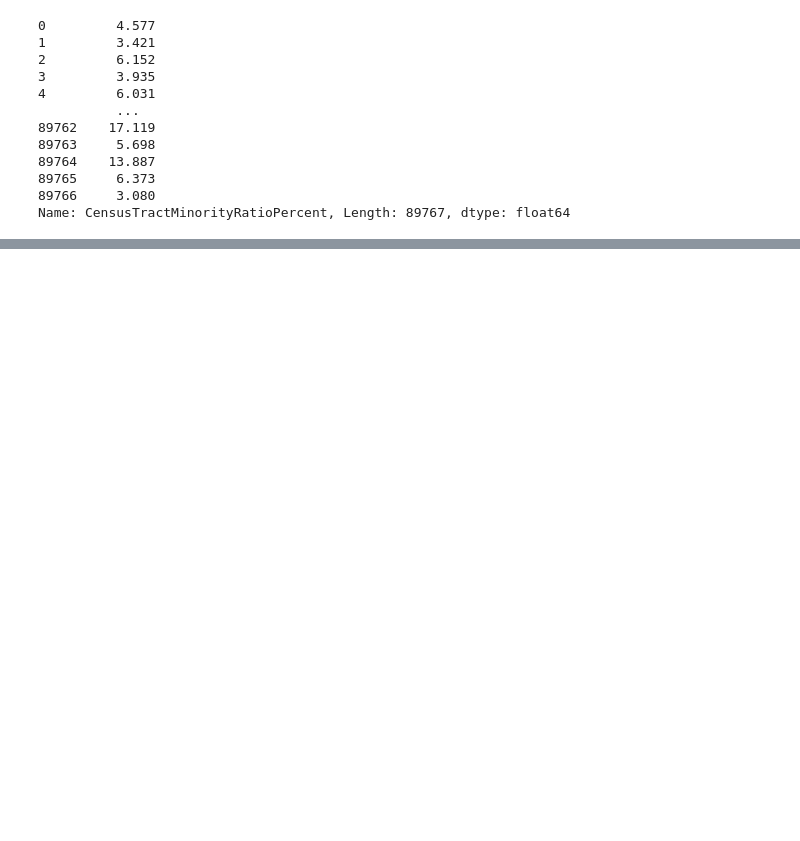
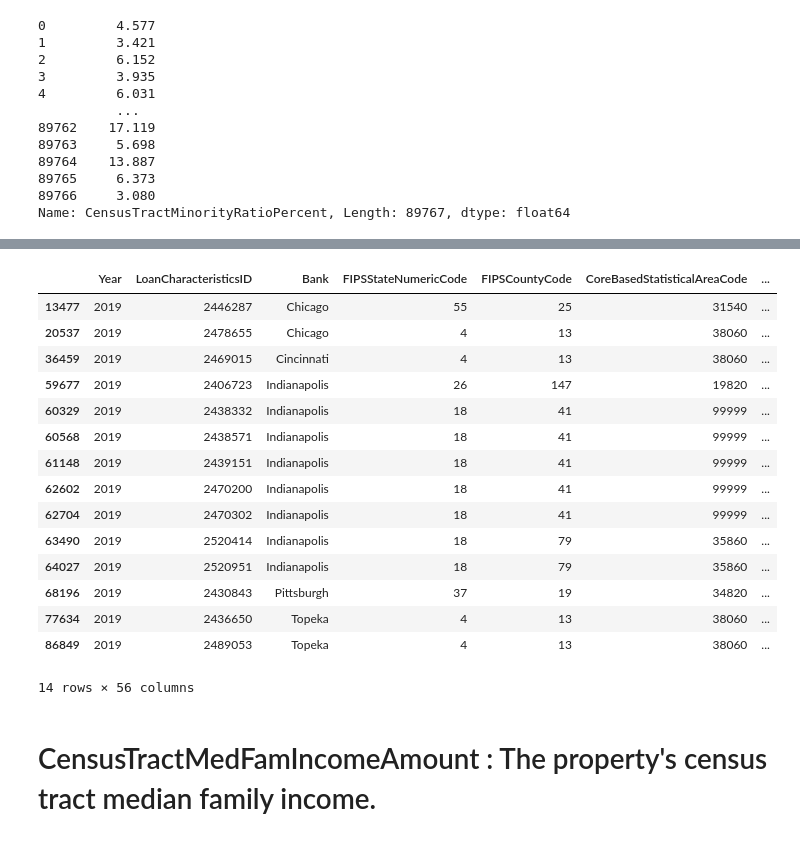
Before and after one commit to syadav12-hawk/check_mortgage_loan_disparity, a Jupyter notebook: Data Wrangling.ipynb, the cells around one changed output, grey strips where cells are left out. Cells and saved outputs as stored; diff of their text form; code cells hidden in the pictures; blank space fills up the shorter version.

```diff
--- a/Data Wrangling.ipynb
+++ b/Data Wrangling.ipynb
@@ -200,0 +207,22 @@ Name: CensusTractMinorityRatioPercent, Length: 89767, dtype: float64
+# %%
+#Check areas with 0% minority
+df_2019[df_2019['CensusTractMinorityRatioPercent']==0.0]
+# %% [output]
+|  | Year | LoanCharacteristicsID | Bank | FIPSStateNumericCode | FIPSCountyCode | CoreBasedStatisticalAreaCode | ... |
+| 13477 | 2019 | 2446287 | Chicago | 55 | 25 | 31540 | ... |
+| 20537 | 2019 | 2478655 | Chicago | 4 | 13 | 38060 | ... |
+| 36459 | 2019 | 2469015 | Cincinnati | 4 | 13 | 38060 | ... |
+| 59677 | 2019 | 2406723 | Indianapolis | 26 | 147 | 19820 | ... |
+| 60329 | 2019 | 2438332 | Indianapolis | 18 | 41 | 99999 | ... |
+| 60568 | 2019 | 2438571 | Indianapolis | 18 | 41 | 99999 | ... |
+| 61148 | 2019 | 2439151 | Indianapolis | 18 | 41 | 99999 | ... |
+| 62602 | 2019 | 2470200 | Indianapolis | 18 | 41 | 99999 | ... |
+| 62704 | 2019 | 2470302 | Indianapolis | 18 | 41 | 99999 | ... |
+| 63490 | 2019 | 2520414 | Indianapolis | 18 | 79 | 35860 | ... |
+| 64027 | 2019 | 2520951 | Indianapolis | 18 | 79 | 35860 | ... |
+| 68196 | 2019 | 2430843 | Pittsburgh | 37 | 19 | 34820 | ... |
+| 77634 | 2019 | 2436650 | Topeka | 4 | 13 | 38060 | ... |
+| 86849 | 2019 | 2489053 | Topeka | 4 | 13 | 38060 | ... |
+14 rows × 56 columns
+# %% [markdown]
+# CensusTractMedFamIncomeAmount : The property's census tract median family income.
```
Also changed, not shown: parts of 92 cells of this notebook.
